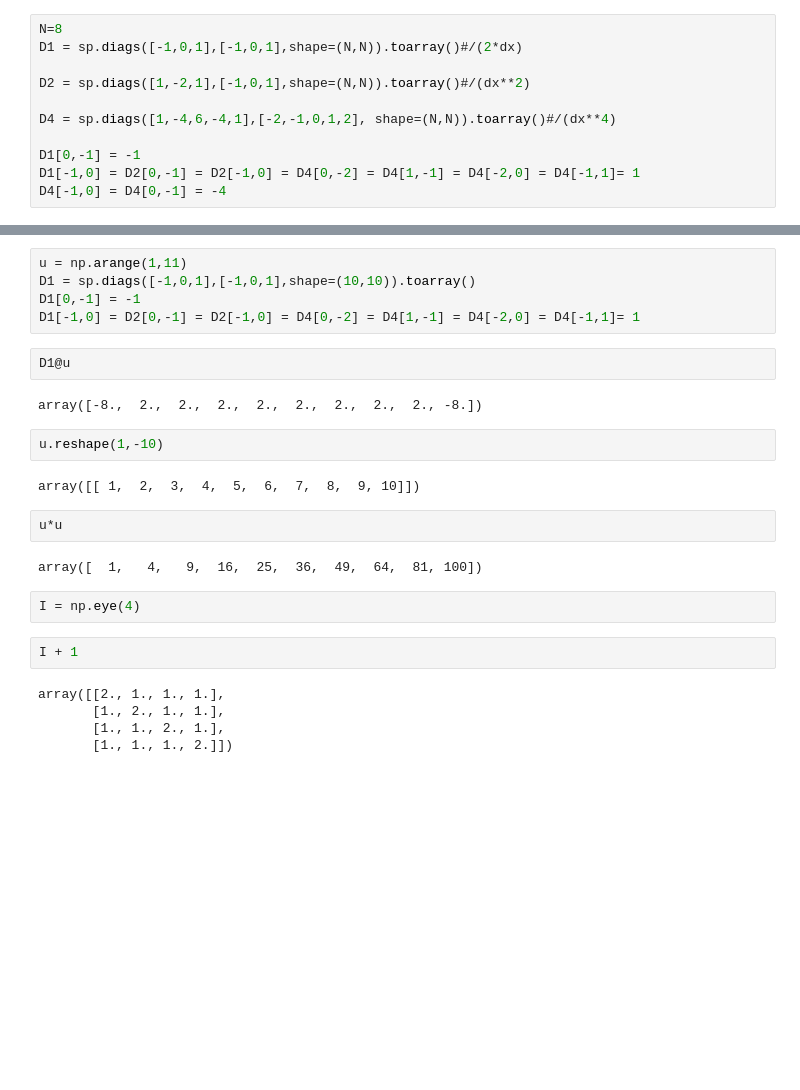
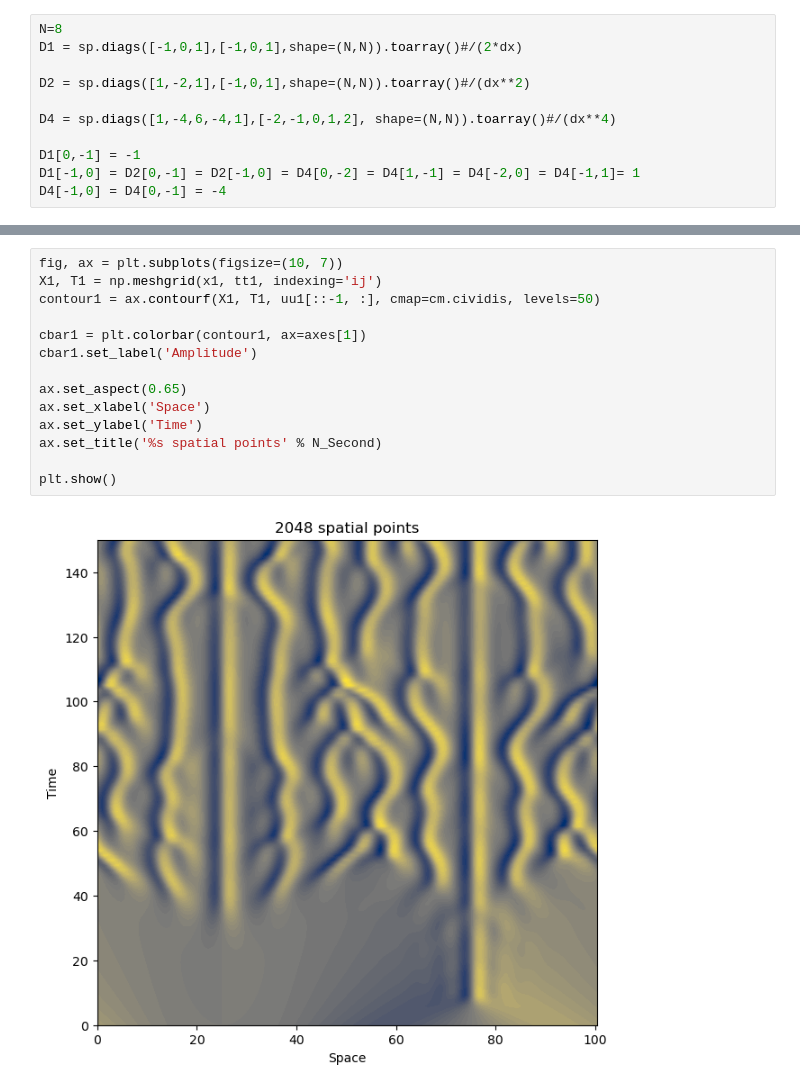
Before and after one commit to Gaffeyh/Research_Project, a Jupyter notebook: ETD_FDM/ETD_FDM.ipynb, the cells around one changed output, grey strips where cells are left out. Drawn from its saved outputs; the diff is of its cells as text; blank space fills up the shorter version.

```diff
--- a/ETD_FDM/ETD_FDM.ipynb
+++ b/ETD_FDM/ETD_FDM.ipynb
@@ -375,26 +406,16 @@ plt.show()
-# %%
-u = np.arange(1,11)
-D1 = sp.diags([-1,0,1],[-1,0,1],shape=(10,10)).toarray()
-D1[0,-1] = -1
-D1[-1,0] = D2[0,-1] = D2[-1,0] = D4[0,-2] = D4[1,-1] = D4[-2,0] = D4[-1,1]= 1
-# %%
-D1@u
-# %% [output]
-array([-8.,  2.,  2.,  2.,  2.,  2.,  2.,  2.,  2., -8.])
-# %%
-u.reshape(1,-10)
-# %% [output]
-array([[ 1,  2,  3,  4,  5,  6,  7,  8,  9, 10]])
-# %%
-u*u
-# %% [output]
-array([  1,   4,   9,  16,  25,  36,  49,  64,  81, 100])
-# %%
-I = np.eye(4)
-# %%
-I + 1
-# %% [output]
-array([[2., 1., 1., 1.],
-       [1., 2., 1., 1.],
-       [1., 1., 2., 1.],
-       [1., 1., 1., 2.]])
+# %%
+fig, ax = plt.subplots(figsize=(10, 7))
+X1, T1 = np.meshgrid(x1, tt1, indexing='ij')
+contour1 = ax.contourf(X1, T1, uu1[::-1, :], cmap=cm.cividis, levels=50)
+
+cbar1 = plt.colorbar(contour1, ax=axes[1])
+cbar1.set_label('Amplitude')
+
+ax.set_aspect(0.65)
+ax.set_xlabel('Space')
+ax.set_ylabel('Time')
+ax.set_title('%s spatial points' % N_Second)
+
+plt.show()
+# %% [output]
+[figure, added]
```
Also changed, not shown: parts of 17 cells of this notebook, 3 other files.
